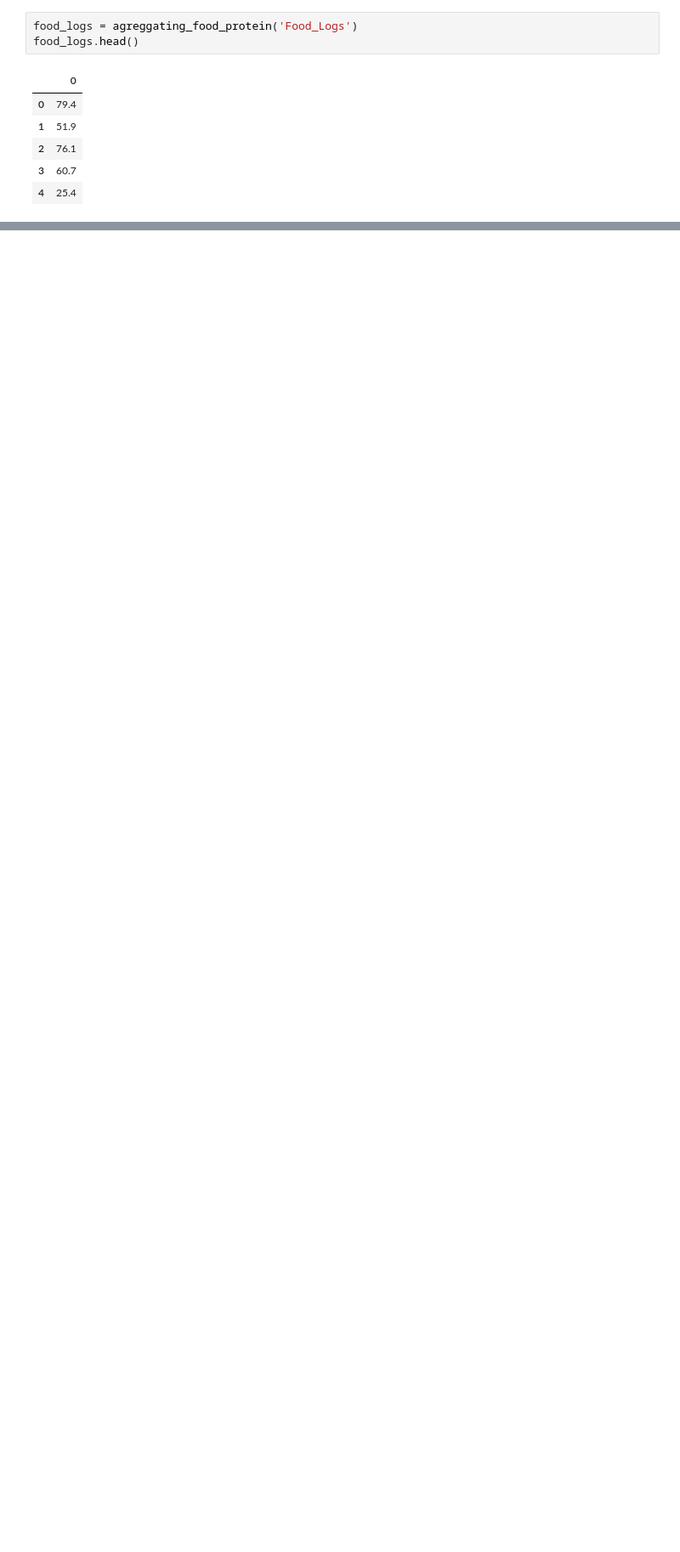
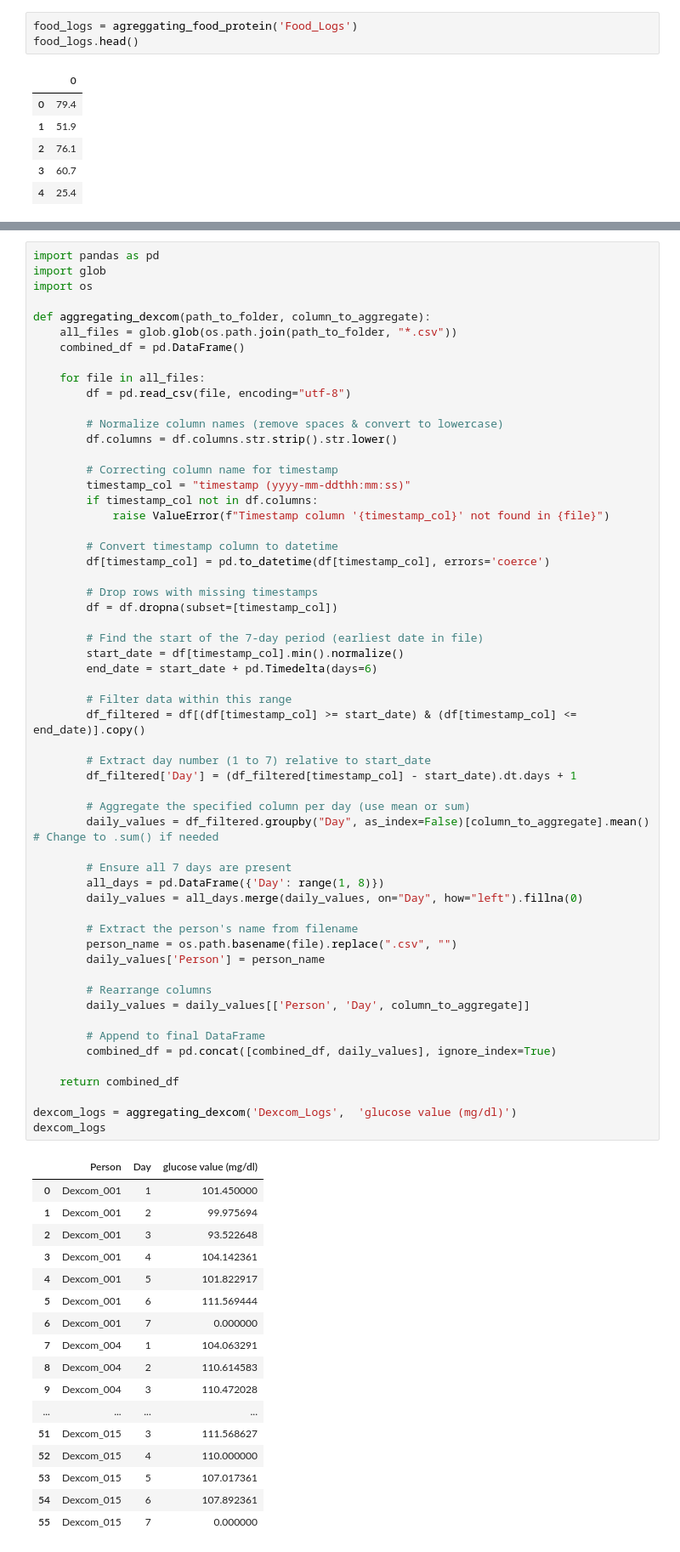
Before and after one commit to iamangeldi/dsc106_project2, a Jupyter notebook: project_2.ipynb, the cells around one changed output, grey strips where cells are left out. Shown: that part at 85% size. Cells and saved outputs as stored; diff of their text form; blank space fills up the shorter version.

```diff
--- a/project_2.ipynb
+++ b/project_2.ipynb
@@ -114,0 +146,75 @@ result_df
+# %%
+import pandas as pd
+import glob
+import os
+
+def aggregating_dexcom(path_to_folder, column_to_aggregate):
+    all_files = glob.glob(os.path.join(path_to_folder, "*.csv"))
+    combined_df = pd.DataFrame()
+
+    for file in all_files:
+        df = pd.read_csv(file, encoding="utf-8")
+
+        # Normalize column names (remove spaces & convert to lowercase)
+        df.columns = df.columns.str.strip().str.lower()
+
+        # Correcting column name for timestamp
+        timestamp_col = "timestamp (yyyy-mm-ddthh:mm:ss)"
+        if timestamp_col not in df.columns:
+            raise ValueError(f"Timestamp column '{timestamp_col}' not found in {file}")
+
+        # Convert timestamp column to datetime
+        df[timestamp_col] = pd.to_datetime(df[timestamp_col], errors='coerce')
+
+        # Drop rows with missing timestamps
+        df = df.dropna(subset=[timestamp_col])
+
+        # Find the start of the 7-day period (earliest date in file)
+        start_date = df[timestamp_col].min().normalize()
+        end_date = start_date + pd.Timedelta(days=6)
+
+        # Filter data within this range
+        df_filtered = df[(df[timestamp_col] >= start_date) & (df[timestamp_col] <= end_date)].copy()
+
+        # Extract day number (1 to 7) relative to start_date
+        df_filtered['Day'] = (df_filtered[timestamp_col] - start_date).dt.days + 1
+
+        # Aggregate the specified column per day (use mean or sum)
+        daily_values = df_filtered.groupby("Day", as_index=False)[column_to_aggregate].mean()  # Change to .sum() if needed
+
+        # Ensure all 7 days are present
+        all_days = pd.DataFrame({'Day': range(1, 8)})
+        daily_values = all_days.merge(daily_values, on="Day", how="left").fillna(0)
+
+        # Extract the person's name from filename
+        person_name = os.path.basename(file).replace(".csv", "")
+        daily_values['Person'] = person_name
+
+        # Rearrange columns
+        daily_values = daily_values[['Person', 'Day', column_to_aggregate]]
+
+        # Append to final DataFrame
+        combined_df = pd.concat([combined_df, daily_values], ignore_index=True)
+
+    return combined_df
+
+dexcom_logs = aggregating_dexcom('Dexcom_Logs',  'glucose value (mg/dl)')
+dexcom_logs
+# %% [output]
+|  | Person | Day | glucose value (mg/dl) |
+| 0 | Dexcom_001 | 1 | 101.450000 |
+| 1 | Dexcom_001 | 2 | 99.975694 |
+| 2 | Dexcom_001 | 3 | 93.522648 |
+| 3 | Dexcom_001 | 4 | 104.142361 |
+| 4 | Dexcom_001 | 5 | 101.822917 |
+| 5 | Dexcom_001 | 6 | 111.569444 |
+| 6 | Dexcom_001 | 7 | 0.000000 |
+| 7 | Dexcom_004 | 1 | 104.063291 |
+| 8 | Dexcom_004 | 2 | 110.614583 |
+| 9 | Dexcom_004 | 3 | 110.472028 |
+| ... | ... | ... | ... |
+| 51 | Dexcom_015 | 3 | 111.568627 |
+| 52 | Dexcom_015 | 4 | 110.000000 |
+| 53 | Dexcom_015 | 5 | 107.017361 |
+| 54 | Dexcom_015 | 6 | 107.892361 |
+| 55 | Dexcom_015 | 7 | 0.000000 |
```
Also changed, not shown: parts of 9 cells of this notebook, 12 other files.
